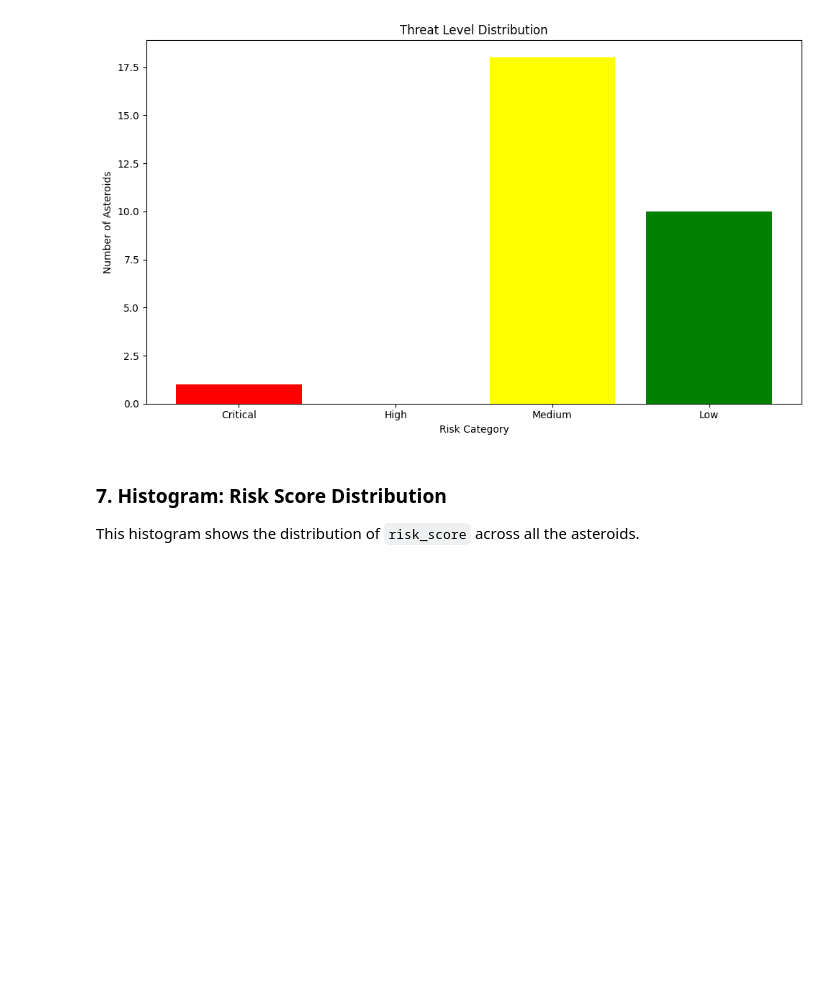
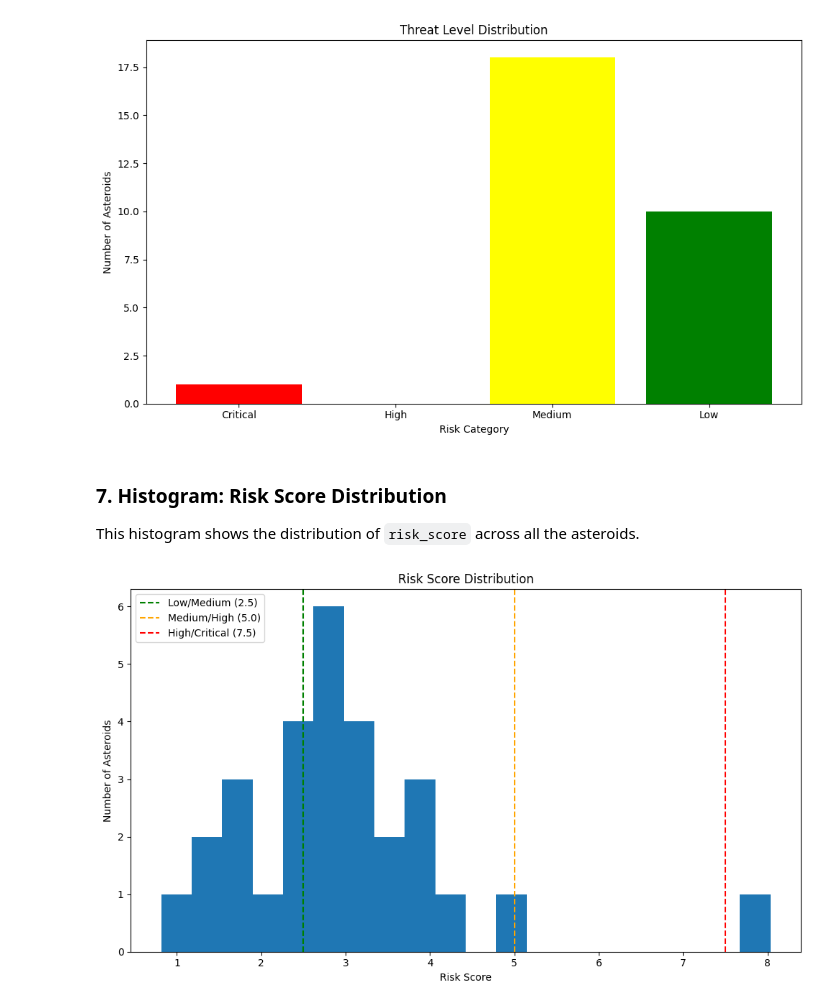
Before and after one commit to marc-sulsenti/EngPythonProject, a Jupyter notebook: main.ipynb, the cells around one changed output. Drawn from its saved outputs; the diff is of its cells as text; code cells hidden in the pictures; blank space fills up the shorter version.

Commit message:
Histogram

```diff
--- a/main.ipynb
+++ b/main.ipynb
@@ -164,3 +164,20 @@ plt.show()
 ### 7. Histogram: Risk Score Distribution
 
 This histogram shows the distribution of `risk_score` across all the asteroids.
+# %%
+plt.figure(figsize=(10, 6))
+plt.hist(df['risk_score'], bins=20)
+
+# Add vertical lines for risk category boundaries
+plt.axvline(x=2.5, color='green', linestyle='--', label='Low/Medium (2.5)')
+plt.axvline(x=5.0, color='orange', linestyle='--', label='Medium/High (5.0)')
+plt.axvline(x=7.5, color='red', linestyle='--', label='High/Critical (7.5)')
+
+plt.xlabel('Risk Score')
+plt.ylabel('Number of Asteroids')
+plt.title('Risk Score Distribution')
+plt.legend()
+plt.tight_layout()
+plt.show()
+# %% [output]
+[figure, added]
```
